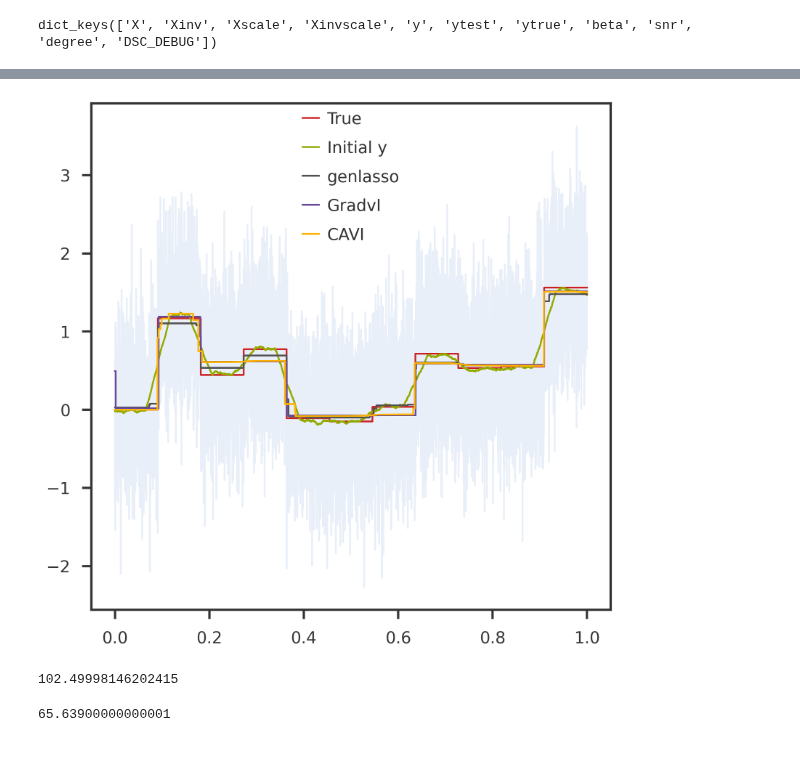
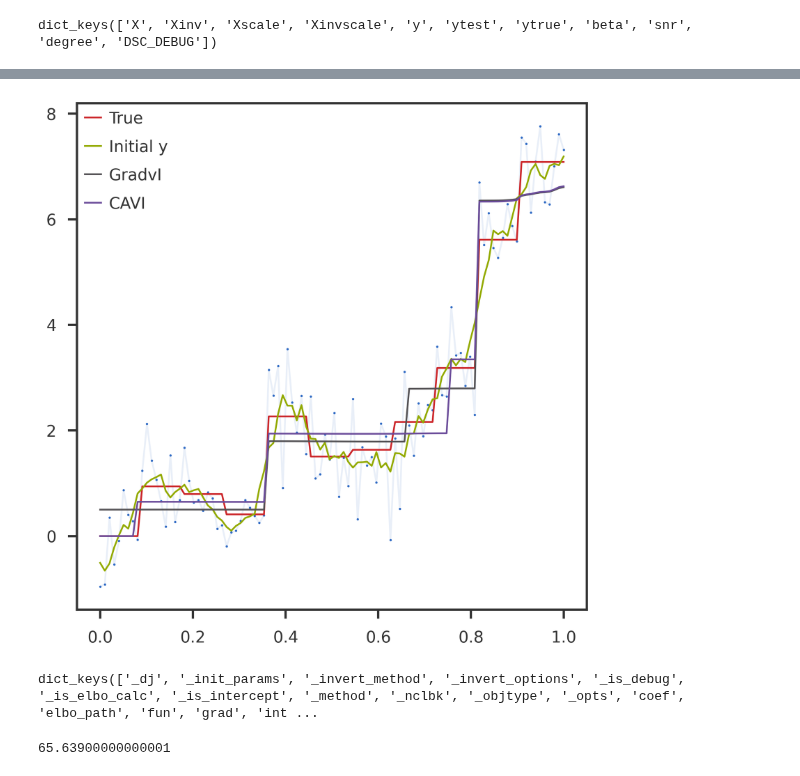
Before and after one commit to banskt/gradvi-experiments, a Jupyter notebook: analysis/debug_trendfiltering_gradvi_direct_init.ipynb, the cells around one changed output, grey strips where cells are left out. Saved outputs shown, nothing was run; the diff lists cells and outputs as text; code cells hidden in the pictures.

```diff
--- a/analysis/debug_trendfiltering_gradvi_direct_init.ipynb
+++ b/analysis/debug_trendfiltering_gradvi_direct_init.ipynb
@@ -8,15 +8,15 @@ from pymir import mpl_stylesheet
 from pymir import mpl_utils
 mpl_stylesheet.banskt_presentation(splinecolor = 'black')
 # %%
-resdir = "/home/saikat/Documents/work/sparse-regression/mr-ash-penalized/gradvi-experiments/dsc/results/trendfiltering_runtime"
-idsc = 2
+#resdir = "/home/saikat/Documents/work/sparse-regression/mr-ash-penalized/gradvi-experiments/dsc/results/trendfiltering_runtime"
+resdir = "/gpfs/commons/home/sbanerjee/simdata/sparse-regression/gradvi-experiments/trendfiltering"
+idsc = 1
 
 
 data = __load_dsc__(f'{resdir}/changepoint/changepoint_{idsc}.pkl')
 res_gvma = __load_dsc__(f'{resdir}/gvma/changepoint_{idsc}_gvma_1.pkl')
-res_genlasso = __load_dsc__(f'{resdir}/genlasso/changepoint_{idsc}_genlasso_1.rds')
-res_gradvi = __load_dsc__(f'{resdir}/gradvi_compound/changepoint_{idsc}_gvma_1_gradvi_compound_1.pkl')
-res_cavi = __load_dsc__(f'{resdir}/mr_ash/changepoint_{idsc}_gvma_1_mr_ash_1.rds')
+res_gradvi = __load_dsc__(f'{resdir}/gradvi_compound_init/changepoint_{idsc}_gvma_1_gradvi_compound_init_1.pkl')
+res_cavi = __load_dsc__(f'{resdir}/mr_ash_init/changepoint_{idsc}_gvma_1_mr_ash_init_1.rds')
 # %%
 data.keys()
 # %% [output]
@@ -29,30 +29,28 @@ dict_keys(['y_ma', 'DSC_DEBUG'])
 degree = data['degree']
 y = data['y']
 ytrue = data['ytrue']
-yinit = res_gvma['y_ma']
-genlasso_ypred = res_genlasso['ypred']
+yinit = res_gvma['y_init']
 gradvi_ypred = res_gradvi['ypred']
 cavi_ypred = res_cavi['ypred']
 # %%
 fig = plt.figure()
 ax1 = fig.add_subplot(111)
 
 xvals = np.linspace(0, 1, y.shape[0])
-#ax1.scatter(xvals, y, s = 1, alpha = 0.1)
+ax1.scatter(xvals, y, s = 1)
 ax1.plot(xvals, y, alpha = 0.1)
 ax1.plot(xvals, ytrue, label = "True")
 ax1.plot(xvals, yinit, label = "Initial y")
-ax1.plot(xvals, genlasso_ypred, label = 'genlasso')
 ax1.plot(xvals, gradvi_ypred, label = 'GradvI')
 ax1.plot(xvals, cavi_ypred, label = 'CAVI')
 ax1.legend()
 plt.show()
 # %% [output]
-[figure, old version]
+[figure, new version]
 # %%
-res_gradvi['DSC_DEBUG']['time']
+res_gradvi['model'].keys()
 # %% [output]
-102.49998146202415
+dict_keys(['_dj', '_init_params', '_invert_method', '_invert_options', '_is_debug', '_is_elbo_calc', '_is_intercept', '_method', '_nclbk', '_objtype', '_opts', 'coef', 'elbo_path', 'fun', 'grad', 'int ...
 # %%
 res_genlasso['DSC_DEBUG']['time']['elapsed']
 # %% [output]
```
Also changed, not shown: parts of 1 cell of this notebook, 44 other files.
